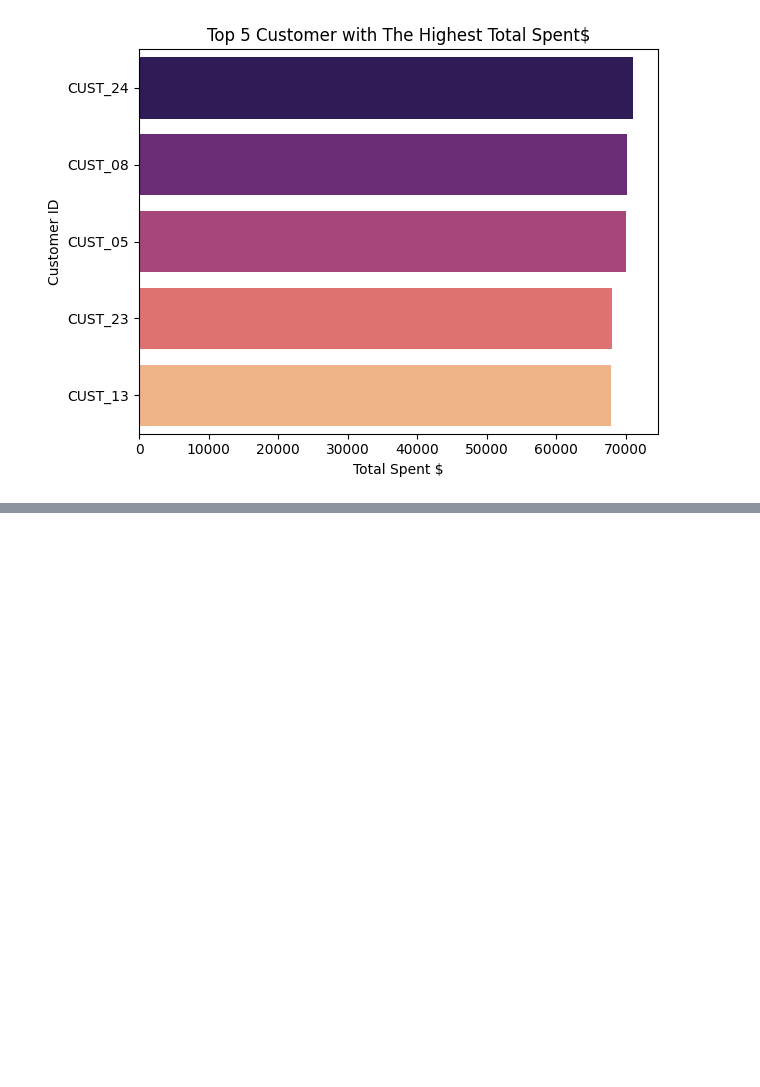
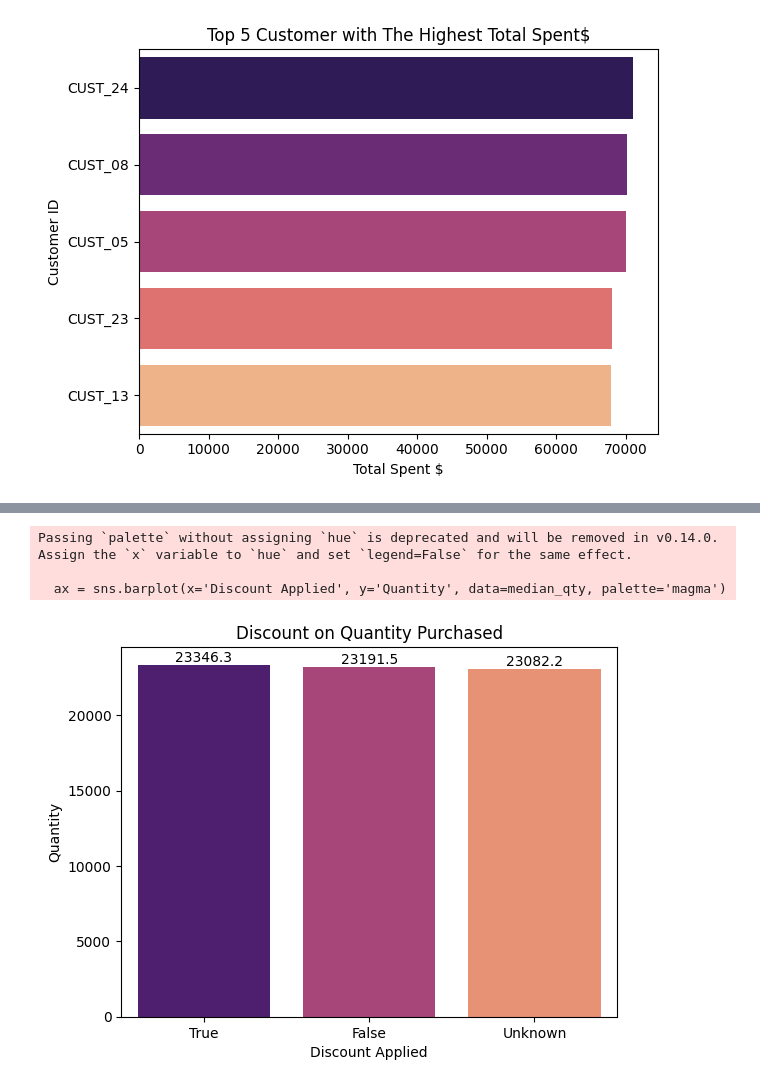
Before and after one commit to cityardhelaalisya/Data-Analyst-Portofolio, a Jupyter notebook: Retail_Store_Sales_Exploratory_Data_Analyst_and_Data_Cleaning.ipynb, the cells around one changed output, grey strips where cells are left out. Cells and saved outputs as stored; diff of their text form; code cells hidden in the pictures; blank space fills up the shorter version.

```diff
--- a/Retail_Store_Sales_Exploratory_Data_Analyst_and_Data_Cleaning.ipynb
+++ b/Retail_Store_Sales_Exploratory_Data_Analyst_and_Data_Cleaning.ipynb
@@ -208,0 +224,14 @@ Passing `palette` without assigning `hue` is deprecated and will be removed in v
+# %%
+# If a discount is applied, do customers tend to buy more?
+
+median_qty = sales.groupby('Discount Applied')['Quantity'].sum().reset_index().sort_values(by='Quantity', ascending=False)
+ax = sns.barplot(x='Discount Applied', y='Quantity', data=median_qty, palette='magma')
+plt.title('Discount on Quantity Purchased')
+for container in ax.containers:
+    ax.bar_label(container)
+plt.show()
+# %% [output]
+Passing `palette` without assigning `hue` is deprecated and will be removed in v0.14.0. Assign the `x` variable to `hue` and set `legend=False` for the same effect.
+
+  ax = sns.barplot(x='Discount Applied', y='Quantity', data=median_qty, palette='magma')
+[figure, added]
```
Also changed, not shown: parts of 6 cells of this notebook.
